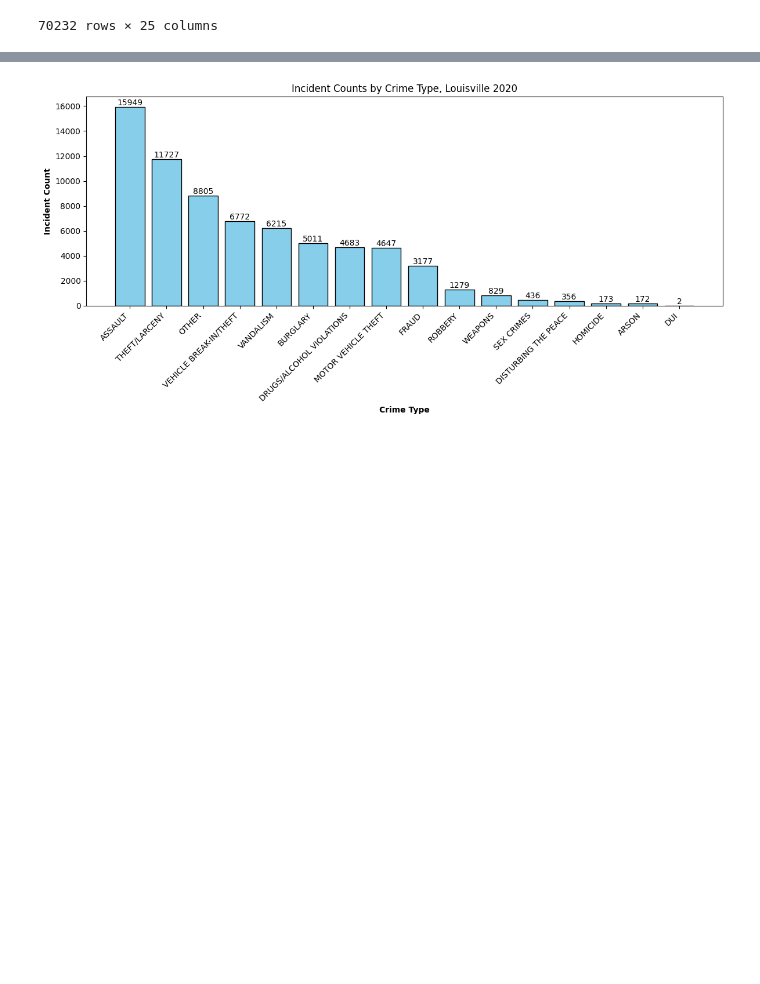
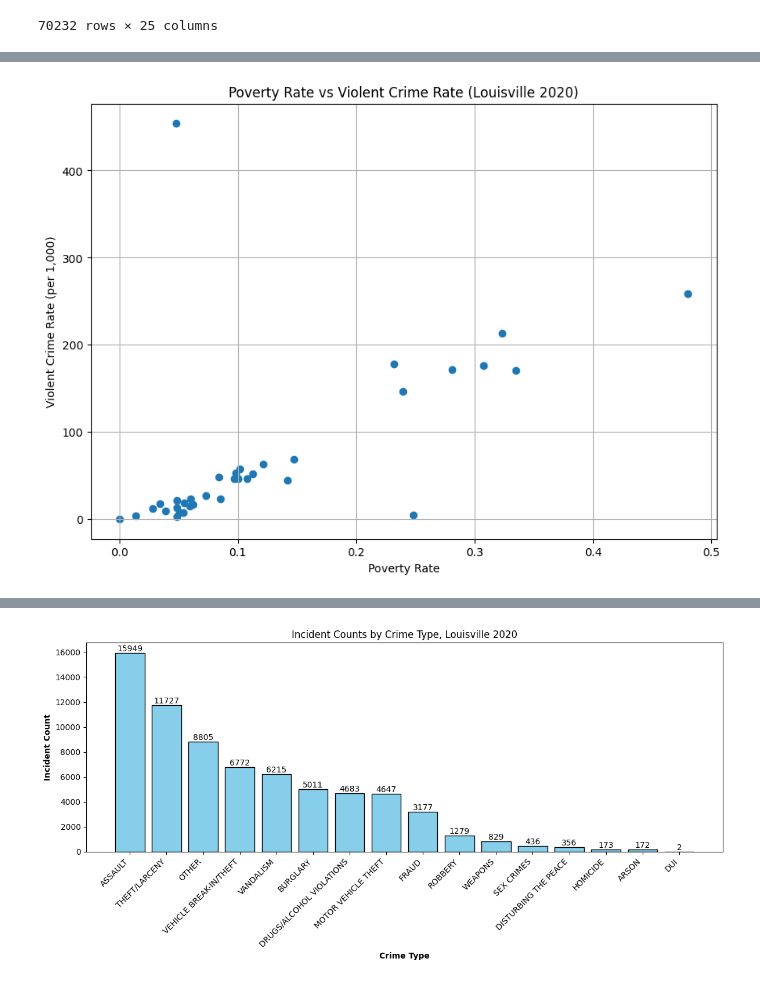
Before and after one commit to JoeBoy767/Crime-Patterns-Socioeconomic-Conditions-Louisville-2020, a Jupyter notebook: notebooks/louisville_crime_2020.ipynb, the cells around one changed output, grey strips where cells are left out. Drawn from its saved outputs; the diff is of its cells as text; code cells hidden in the pictures; blank space fills up the shorter version.

Commit message:
added 3 charts

```diff
--- a/notebooks/louisville_crime_2020.ipynb
+++ b/notebooks/louisville_crime_2020.ipynb
@@ -520,0 +585,10 @@ cleaned2_df
+# %%
+#Aggregating Crime Data by ZIP Code to prepare for merging with Census Data and analysis of crime patterns in relation to socioeconomic conditions across different areas of Louisville. This process involves grouping the crime incidents by ZIP Code and calculating relevant metrics such as total crime counts, violent crime counts, property crime counts, and crime rates per capita, which can then be compared against socioeconomic indicators from the Census Data to identify potential correlations and insights.
+
+crime_summary = cleaned2_df.groupby('ZIP_Code').agg(
+    Total_Crimes=('Incident_Number', 'count'),
+    Violent_Crimes=('Crime_Category', lambda x: (x == 'Violent').sum()),
+    Property_Crimes=('Crime_Category', lambda x: (x == 'Property').sum())
+).reset_index()
+
+crime_summary
@@ -520,0 +613,24 @@ cleaned2_df
+# %%
+
+# Merging Crime Summary with Census Data to analyze crime patterns in relation to socioeconomic conditions across different areas of Louisville. This process involves combining the aggregated crime data by ZIP Code with the corresponding socioeconomic indicators from the Census Data, such as total population and poverty rate, to enable a comprehensive analysis of how crime rates may correlate with socioeconomic factors in different neighborhoods of Louisville.
+
+merged = crime_summary.merge(
+    census_df,
+    on='ZIP_Code',
+    how='inner'
+)
+
+merged['Crime_Rate'] = (merged['Total_Crimes'] / merged['Total_Population']) * 1000
+merged['Violent_Rate'] = (merged['Violent_Crimes'] / merged['Total_Population']) * 1000
+merged['Property_Rate'] = (merged['Property_Crimes'] / merged['Total_Population']) * 1000
+
+merged = merged.dropna(subset=['Poverty_Rate', 'Crime_Rate'])
+
+merged['Poverty_Group'] = pd.cut(
+    merged['Poverty_Rate'],
+    bins=[0, 0.1, 0.2, 0.3, 1.0],
+    labels=['Low Poverty', 'Moderate', 'High', 'Very High'],
+    include_lowest=True
+)
+
+merged
@@ -520,0 +655,12 @@ cleaned2_df
+# %%
+
+
+plt.figure(figsize=(10,7))
+plt.scatter(merged['Poverty_Rate'], merged['Violent_Rate'])
+plt.xlabel("Poverty Rate")
+plt.ylabel("Violent Crime Rate (per 1,000)")
+plt.title("Poverty Rate vs Violent Crime Rate (Louisville 2020)")
+plt.grid(True)
+plt.show()
+# %% [output]
+[figure, added]
```
Also changed, not shown: parts of 24 cells of this notebook, 2 other files.
